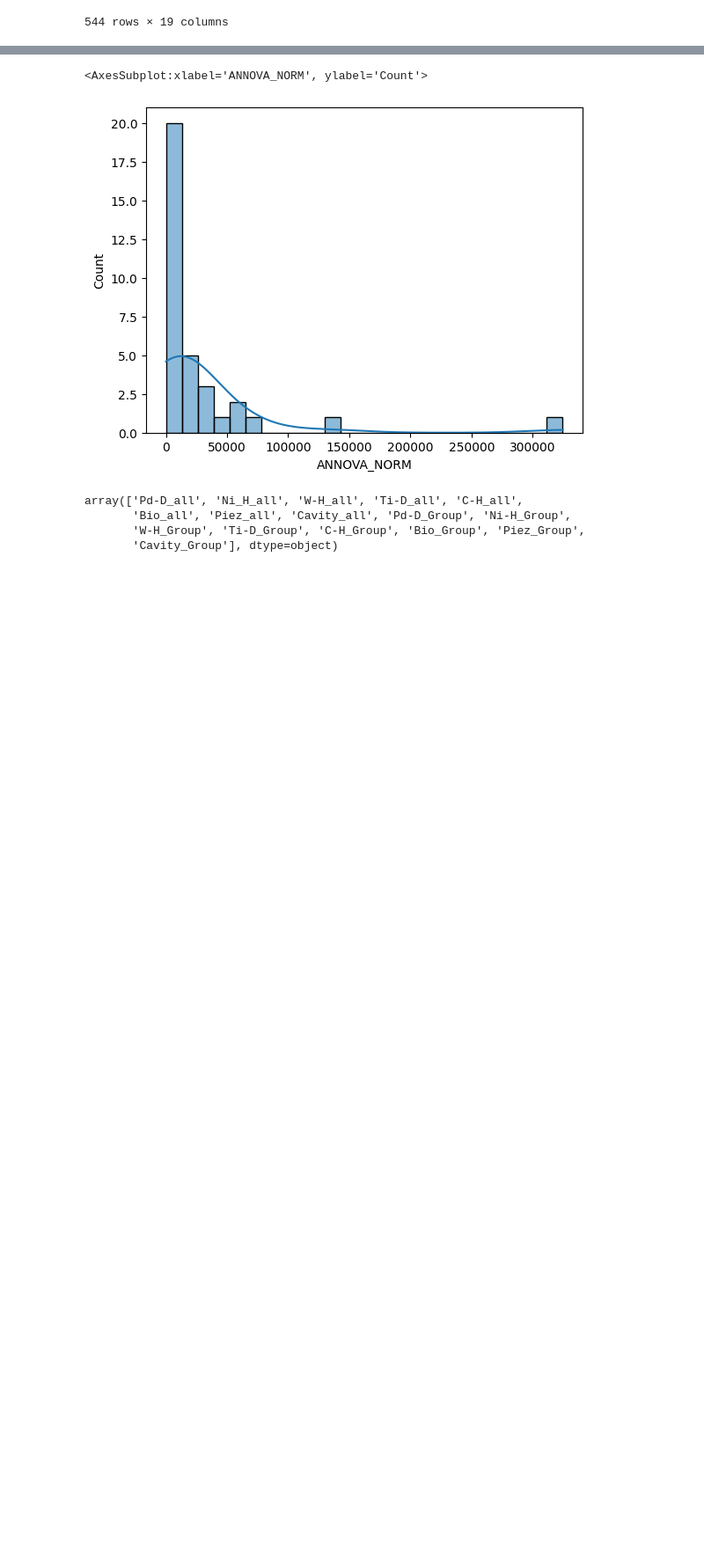
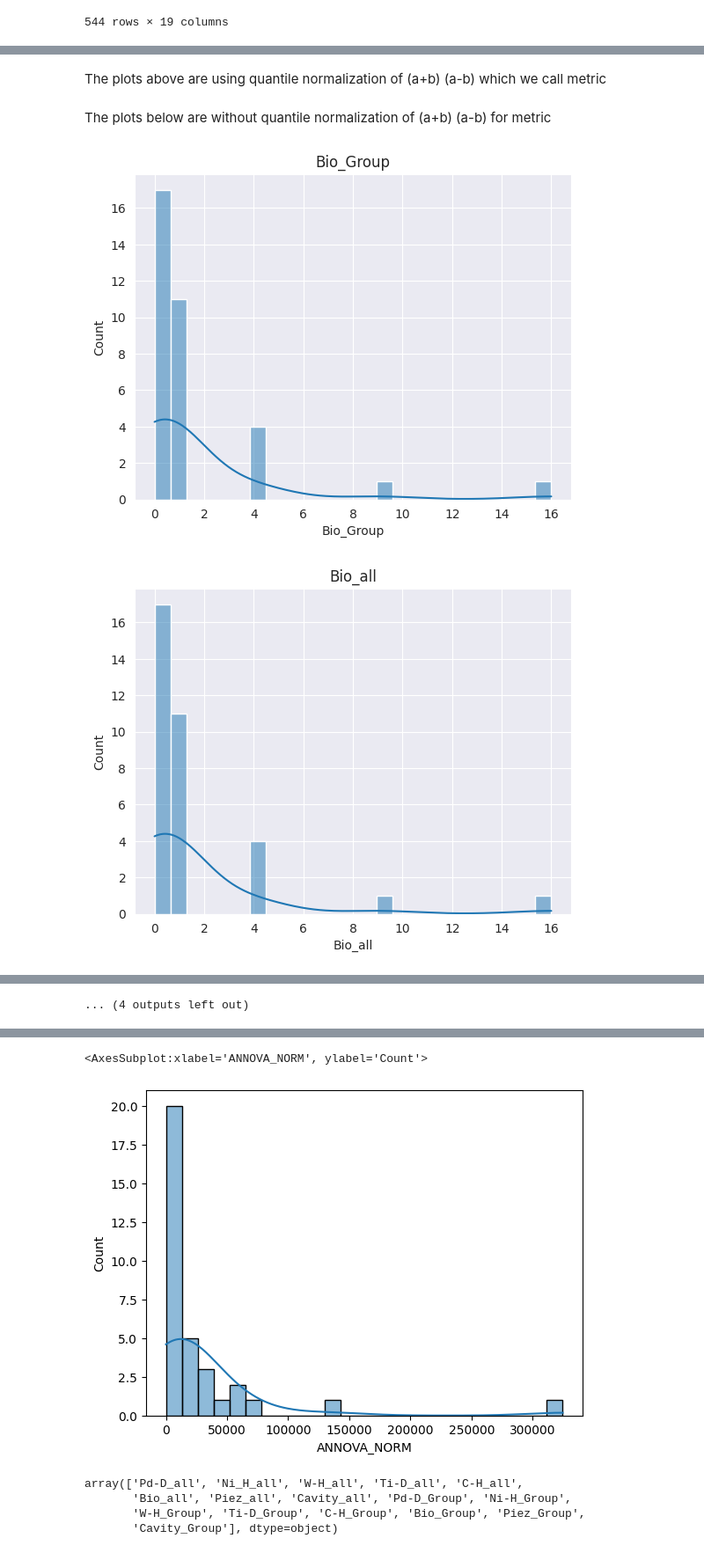
Before and after one commit to sairamtvv/TFT_fusion, a Jupyter notebook: fusion_test-Copy1.ipynb, the cells around one changed output, grey strips where cells are left out. Shown at 88% size. Cells and saved outputs as stored; diff of their text form; code cells hidden in the pictures; blank space fills up the shorter version.

Commit message:
both quantile_normalized and without normalized metric plots for all systems

```diff
--- a/fusion_test-Copy1.ipynb
+++ b/fusion_test-Copy1.ipynb
@@ -87,0 +74,7 @@ for system in systems:
+# %%
+systems = quant_norm_pivot_data.columns
+for system in systems:
+    plt.figure() #this creates a new figure on which your plot will appear
+    #print(f"*******{system}***********")
+    ax = sns.histplot(data=quant_norm_pivot_data, x=system, kde=True, bins=25)
+    ax.set_title(system)
@@ -87,0 +95,14 @@ for system in systems:
+# %% [markdown]
+The plots above are using quantile normalization of (a+b) (a-b) which we call metric
+# %% [markdown]
+The plots below are without quantile normalization  of (a+b) (a-b) for metric
+# %%
+systems = quant_norm_pivot_data.columns
+for system in systems:
+    plt.figure() #this creates a new figure on which your plot will appear
+    #print(f"*******{system}***********")
+    ax = sns.histplot(data=pivoted_data, x=system, kde=True, bins=25)
+    ax.set_title(system)
+# %% [output]
+[figure, added]
+[figure, added]
@@ -88,3 +119,4 @@ for system in systems:
+... (4 outputs left out)
 # %%
 chgr_data = data.loc[data["SYSTEM"]=="C-H_Group"]
 # %%
```
Also changed, not shown: parts of 3 cells of this notebook.
